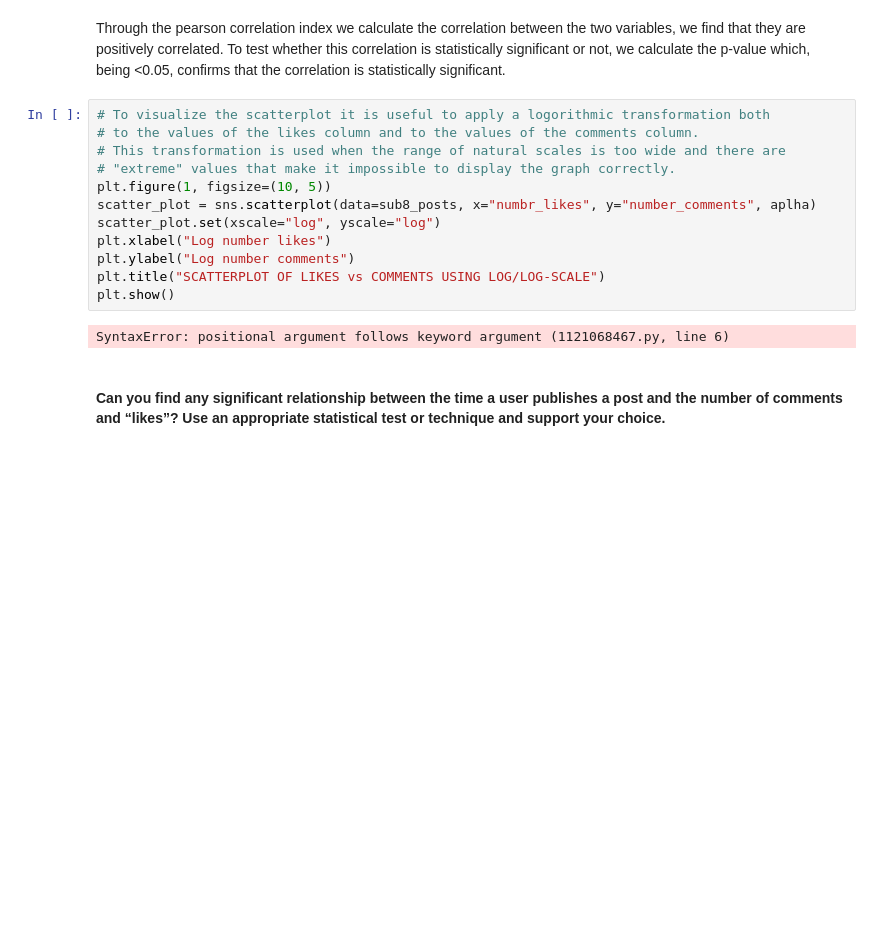
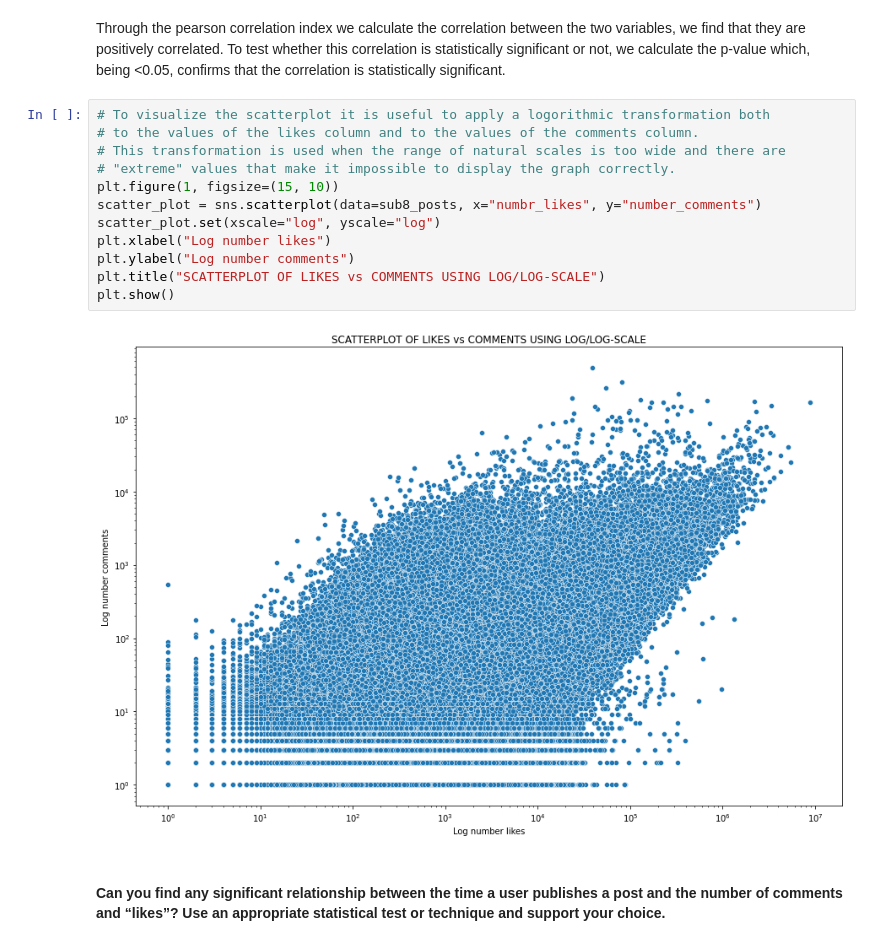
Before and after one commit to Prot10/ADM_HW_2, a Jupyter notebook: general.ipynb, the cells around one changed output. Drawn from its saved outputs; the diff is of its cells as text; blank space fills up the shorter version.

```diff
--- a/general.ipynb
+++ b/general.ipynb
@@ -1355,17 +1350,17 @@ Through the pearson correlation index we calculate the correlation between the t
 # %%
 # To visualize the scatterplot it is useful to apply a logorithmic transformation both
 # to the values of the likes column and to the values of the comments column.
 # This transformation is used when the range of natural scales is too wide and there are
 # "extreme" values that make it impossible to display the graph correctly.
-plt.figure(1, figsize=(10, 5))
-scatter_plot = sns.scatterplot(data=sub8_posts, x="numbr_likes", y="number_comments", aplha)
+plt.figure(1, figsize=(15, 10))
+scatter_plot = sns.scatterplot(data=sub8_posts, x="numbr_likes", y="number_comments")
 scatter_plot.set(xscale="log", yscale="log")
 plt.xlabel("Log number likes")
 plt.ylabel("Log number comments")
 plt.title("SCATTERPLOT OF LIKES vs COMMENTS USING LOG/LOG-SCALE")
 plt.show()
 # %% [output]
-SyntaxError: positional argument follows keyword argument (1121068467.py, line 6)
+[figure, added]
 # %% [markdown]
 ####  Can you find any significant relationship between the time a user publishes a post and the number of comments and “likes”? Use an appropriate statistical test or technique and support your choice.
 # %%
```
Also changed, not shown: parts of 4 cells of this notebook.
